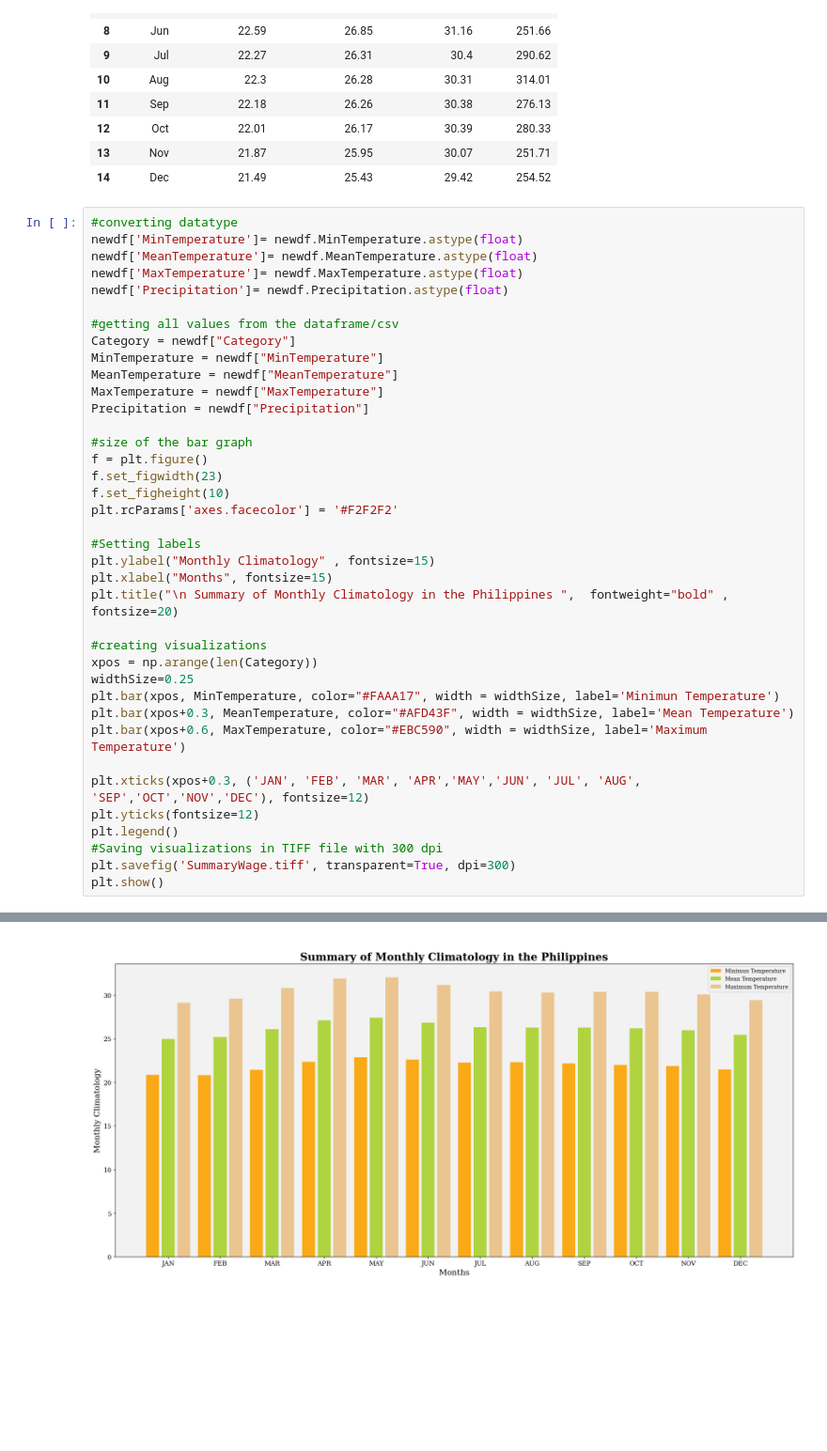
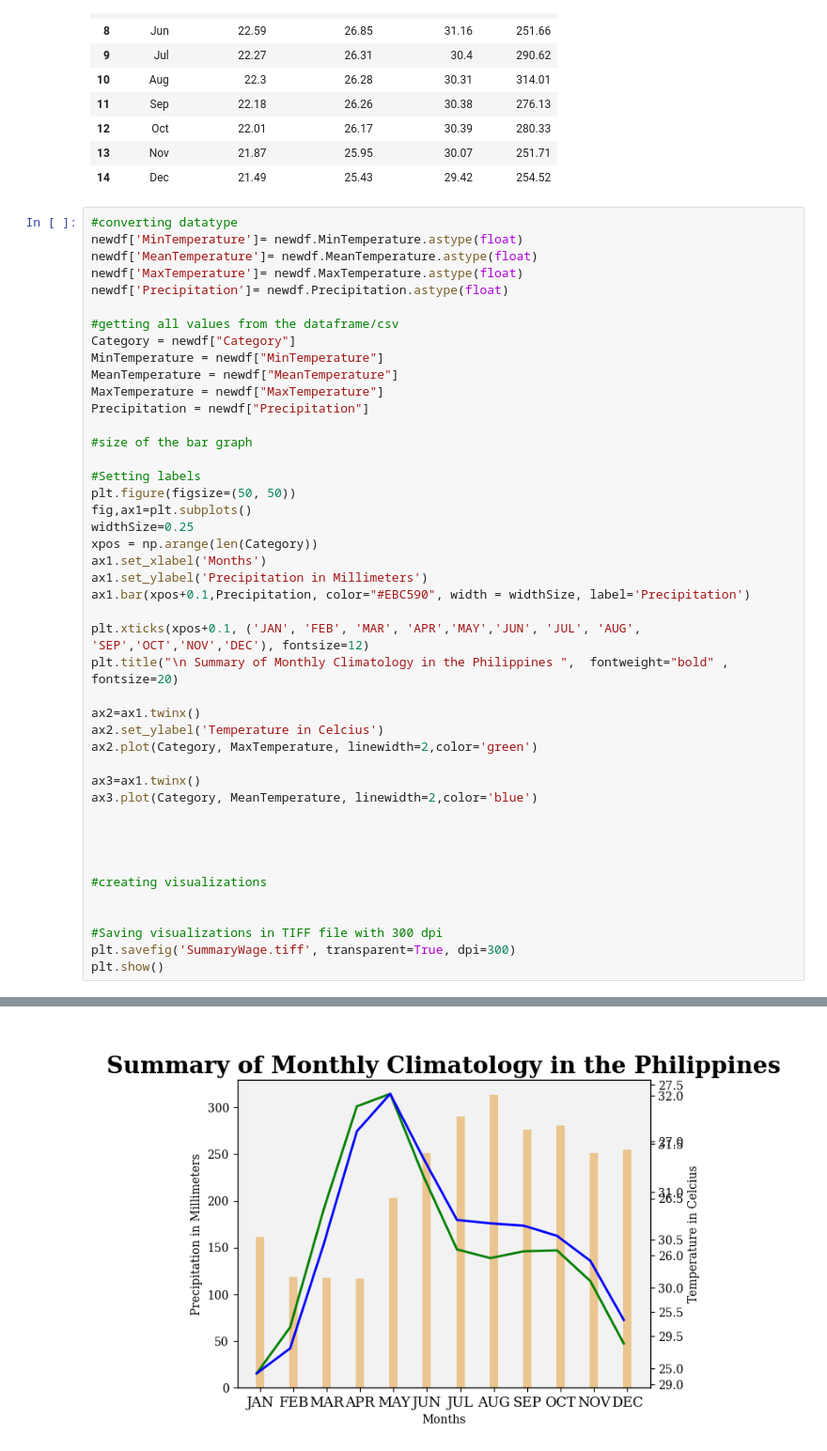
Before and after one commit to cortezjoseph/IT-BA-3204-TEAM_ENVI, a Jupyter notebook: TreeRestrial.ipynb, the cells around one changed output, grey strips where cells are left out. Shown: that part at 94% size. Drawn from its saved outputs; the diff is of its cells as text; blank space fills up the shorter version.

```diff
--- a/TreeRestrial.ipynb
+++ b/TreeRestrial.ipynb
@@ -48,26 +48,32 @@ MaxTemperature = newdf["MaxTemperature"]
 Precipitation = newdf["Precipitation"]
 
 #size of the bar graph
-f = plt.figure()
-f.set_figwidth(23)
-f.set_figheight(10)
-plt.rcParams['axes.facecolor'] = '#F2F2F2'
 
 #Setting labels
-plt.ylabel("Monthly Climatology" , fontsize=15)
-plt.xlabel("Months", fontsize=15)
+plt.figure(figsize=(50, 50))
+fig,ax1=plt.subplots()
+widthSize=0.25
+xpos = np.arange(len(Category))
+ax1.set_xlabel('Months')
+ax1.set_ylabel('Precipitation in Millimeters')
+ax1.bar(xpos+0.1,Precipitation, color="#EBC590", width = widthSize, label='Precipitation')
+
+plt.xticks(xpos+0.1, ('JAN', 'FEB', 'MAR', 'APR','MAY','JUN', 'JUL', 'AUG', 'SEP','OCT','NOV','DEC'), fontsize=12)
 plt.title("\n Summary of Monthly Climatology in the Philippines ",  fontweight="bold" , fontsize=20)
 
+ax2=ax1.twinx()
+ax2.set_ylabel('Temperature in Celcius')
+ax2.plot(Category, MaxTemperature, linewidth=2,color='green')
+
+ax3=ax1.twinx()
+ax3.plot(Category, MeanTemperature, linewidth=2,color='blue')
+
+
+
+
 #creating visualizations
-xpos = np.arange(len(Category))
-widthSize=0.25
-plt.bar(xpos, MinTemperature, color="#FAAA17", width = widthSize, label='Minimun Temperature')
-plt.bar(xpos+0.3, MeanTemperature, color="#AFD43F", width = widthSize, label='Mean Temperature')
-plt.bar(xpos+0.6, MaxTemperature, color="#EBC590", width = widthSize, label='Maximum Temperature')
 
-plt.xticks(xpos+0.3, ('JAN', 'FEB', 'MAR', 'APR','MAY','JUN', 'JUL', 'AUG', 'SEP','OCT','NOV','DEC'), fontsize=12)
-plt.yticks(fontsize=12)
-plt.legend()
+
 #Saving visualizations in TIFF file with 300 dpi
 plt.savefig('SummaryWage.tiff', transparent=True, dpi=300)
 plt.show()
@@ -75 +82 @@ plt.show()
-[figure, old version]
+[figure, new version]
```
Also changed, not shown: parts of 1 cell of this notebook.
